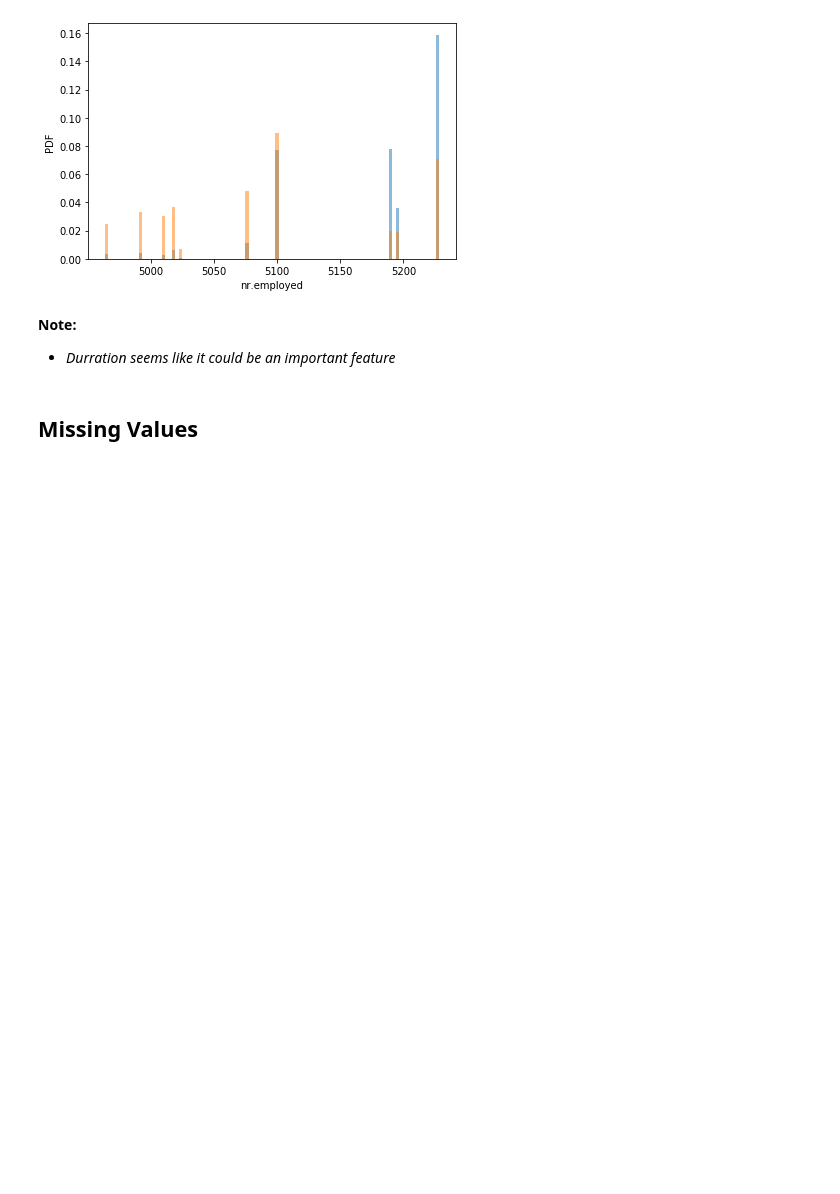
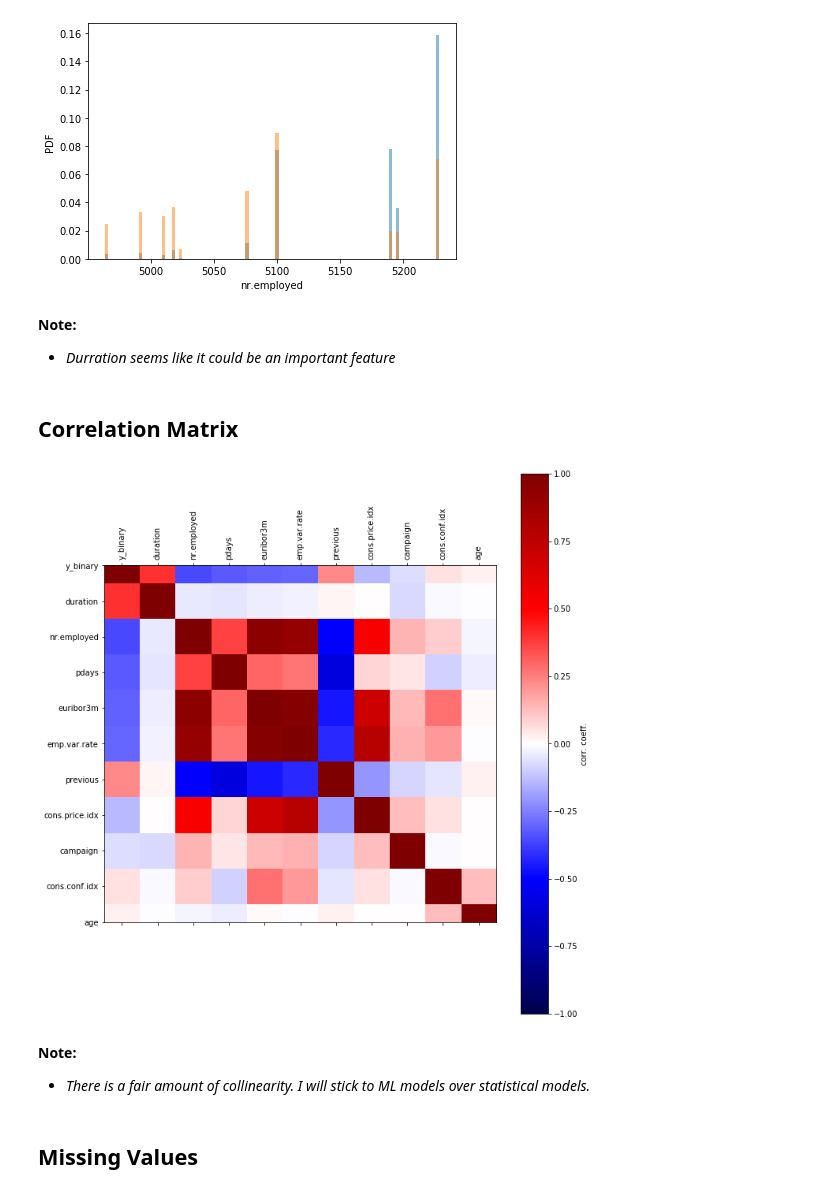
Before and after one commit to mike-harder/RockCentral-BankMarketingCase, a Jupyter notebook: src/EDA/EDA.ipynb, the cells around one changed output. Cells and saved outputs as stored; diff of their text form; code cells hidden in the pictures; blank space fills up the shorter version.

Commit message:
add correlation to EDA and update to modeling

```diff
--- a/src/EDA/EDA.ipynb
+++ b/src/EDA/EDA.ipynb
@@ -137,6 +137,33 @@ for col in numeric_cols:
 # %% [markdown]
 **Note:**
 * *Durration seems like it could be an important feature*
+# %% [markdown]
+## Correlation Matrix
+# %%
+df['y_binary'] = np.where(df[label] == 'yes', 1, 0)
+# %%
+
+corrmat = df.corr()
+
+# use the absolute value of the correlation matrix for sorting
+all_cols = np.abs(corrmat).sort_values('y_binary',ascending=False)['y_binary'].index
+cols = all_cols[:25] # positively correlated features
+
+cm = corrmat.loc[cols,cols]
+
+plt.figure(figsize=(10,10))
+plt.matshow(cm,vmin=-1,vmax=1,cmap='seismic',fignum=0)
+plt.colorbar(label='corr. coeff.')
+plt.xticks(np.arange(cm.shape[0]),list(cols),rotation=90)
+plt.yticks(np.arange(cm.shape[0]),list(cols))
+plt.tight_layout()
+#plt.savefig(data_dir + '/figures/events_per_month_abs_cor_matrix.png',dpi=300)
+plt.show()
+# %% [output]
+[figure, added]
+# %% [markdown]
+**Note:**
+* *There is a fair amount of collinearity. I will stick to ML models over statistical models.*
 # %% [markdown]
 ## Missing Values
 # %%
```
Also changed, not shown: 1 other file.
